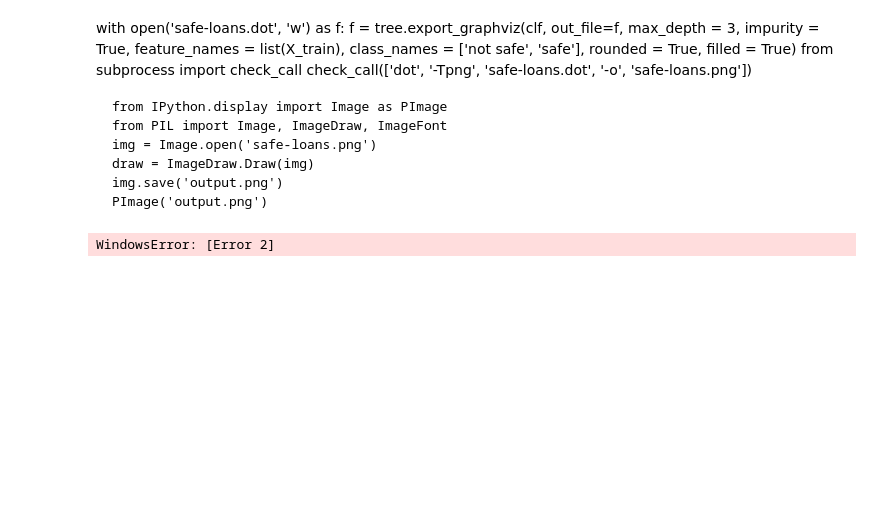
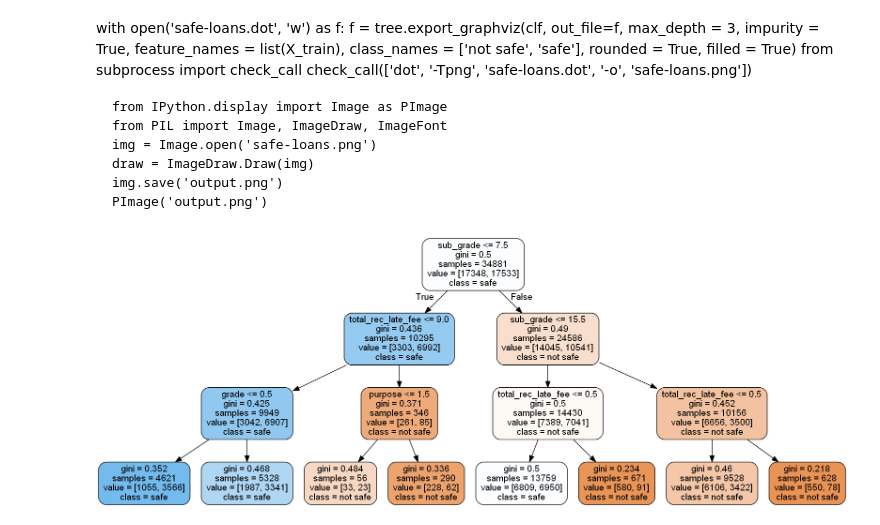
Before and after one commit to 21PIRLO21/-, a Jupyter notebook: loans-tree.ipynb, the cells around one changed output. Cells and saved outputs as stored; diff of their text form; code cells hidden in the pictures; blank space fills up the shorter version.

Commit message:
using graphviz

```diff
--- a/loans-tree.ipynb
+++ b/loans-tree.ipynb
@@ -85,22 +85,22 @@ with open('safe-loans.dot', 'w') as f:
 # %%
 with open("safe-loans.dot", 'w') as f:
      f = tree.export_graphviz(clf,
                               out_file=f,
                               max_depth = 3,
                               impurity = True,
                               feature_names = list(X_train),
                               class_names = ['not safe', 'safe'],
                               rounded = True,
                               filled= True )
 
 from subprocess import check_call
-check_call(['dot','-Tpng','safe-loans.dot','-o','safe-loans.png'])
+check_call(['C:/Program Files (x86)/Graphviz2.38/bin/dot','-Tpng','safe-loans.dot','-o','safe-loans.png'])
 
 from IPython.display import Image as PImage
 from PIL import Image, ImageDraw, ImageFont
 img = Image.open("safe-loans.png")
 draw = ImageDraw.Draw(img)
 img.save('output.png')
 PImage("output.png")
 # %% [output]
-WindowsError: [Error 2]
+[figure, added]
```
